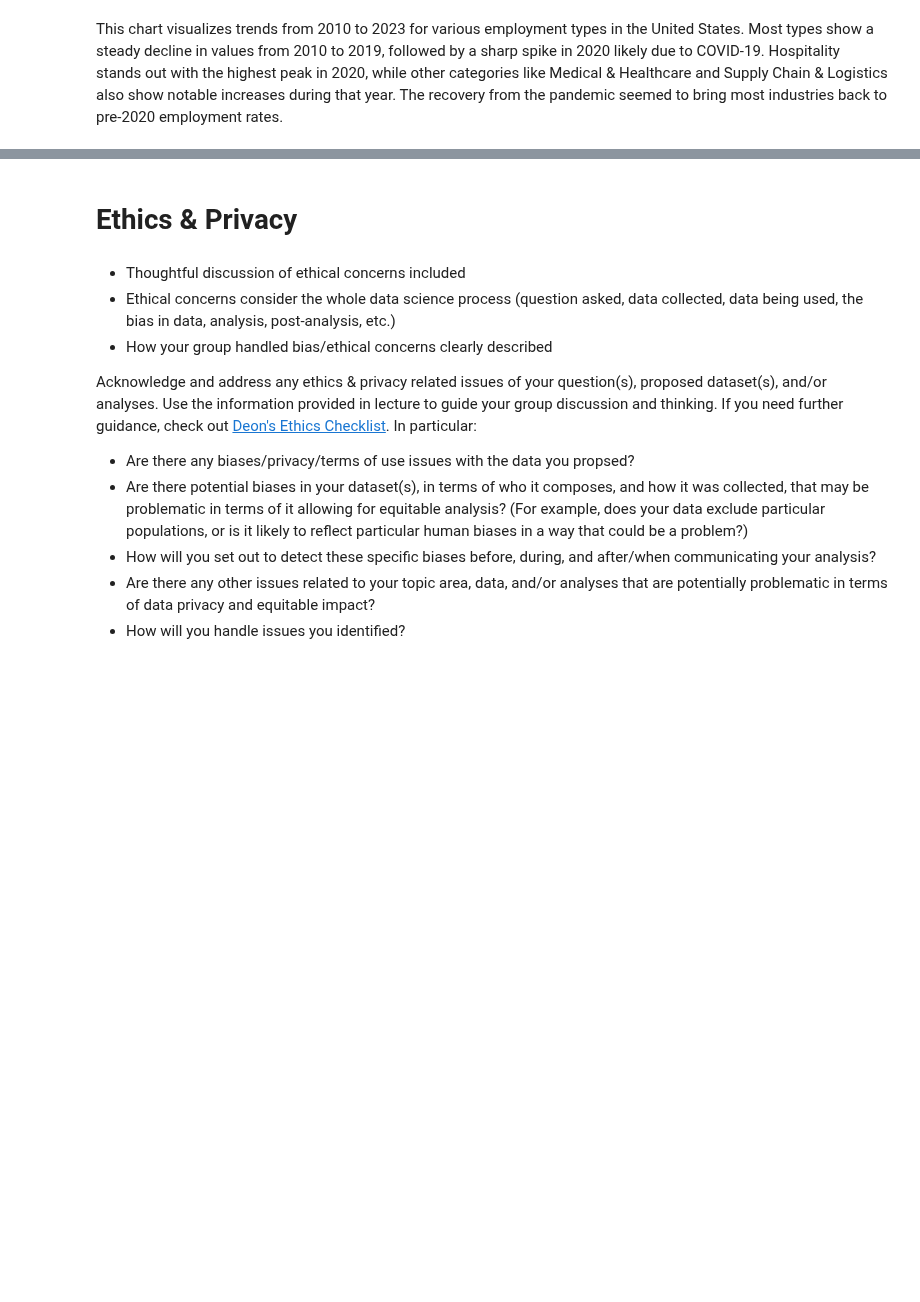
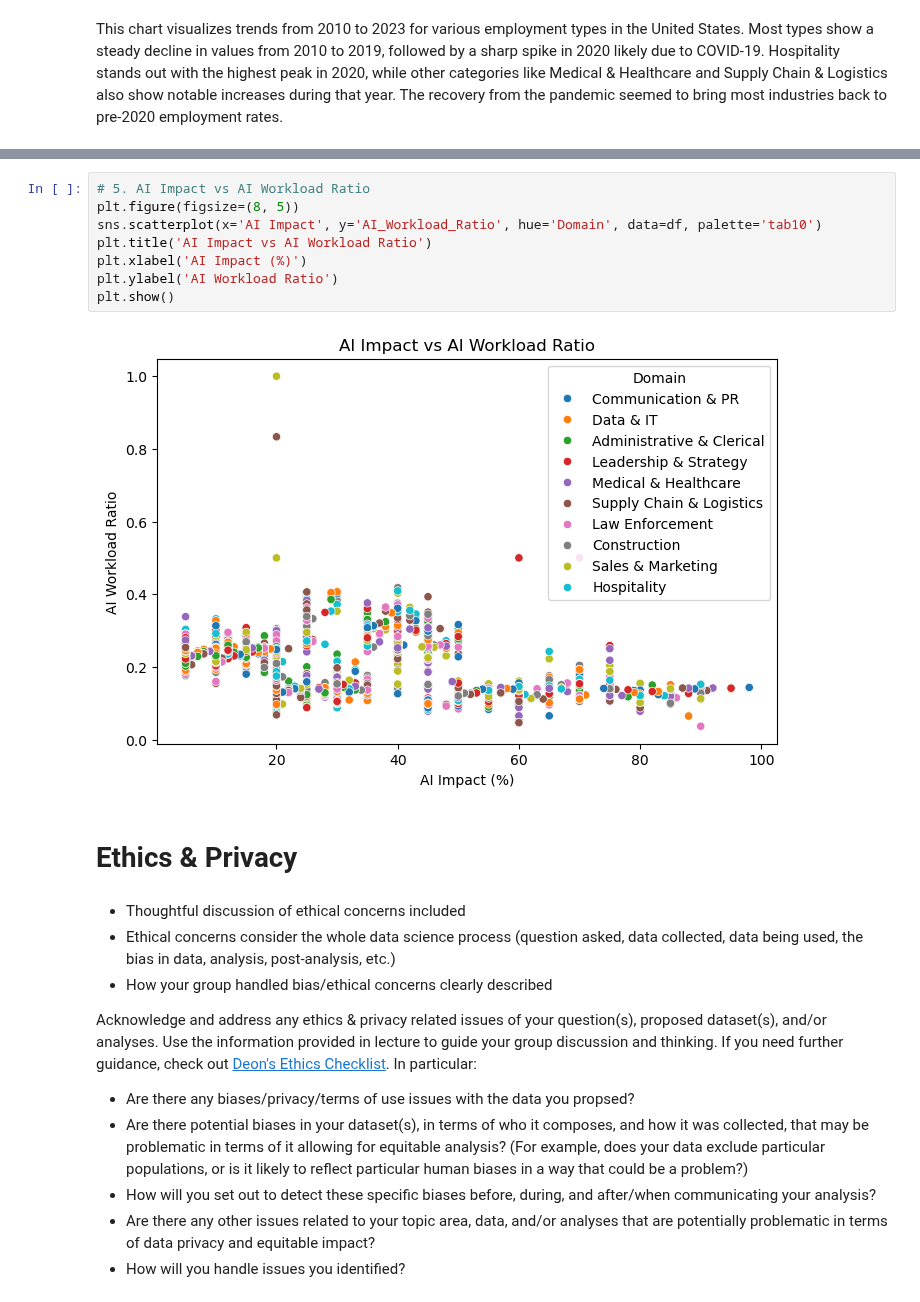
Before and after one commit to arpita-pandey/COGS108_FinalProject, a Jupyter notebook: EDACheckpoint_Group148_WI25.ipynb, the cells around one changed output, grey strips where cells are left out. Saved outputs shown, nothing was run; the diff lists cells and outputs as text; blank space fills up the shorter version.

Commit message:
added EDA chart

```diff
--- a/EDACheckpoint_Group148_WI25.ipynb
+++ b/EDACheckpoint_Group148_WI25.ipynb
@@ -275,3 +282,13 @@ This chart visualizes trends from 2010 to 2023 for various employment types in t
+# %%
+# 5. AI Impact vs AI Workload Ratio
+plt.figure(figsize=(8, 5))
+sns.scatterplot(x='AI Impact', y='AI_Workload_Ratio', hue='Domain', data=df, palette='tab10')
+plt.title('AI Impact vs AI Workload Ratio')
+plt.xlabel('AI Impact (%)')
+plt.ylabel('AI Workload Ratio')
+plt.show()
+# %% [output]
+[figure, added]
 # %% [markdown]
 # Ethics & Privacy
 # %% [markdown]
```
Also changed, not shown: parts of 3 cells of this notebook.
